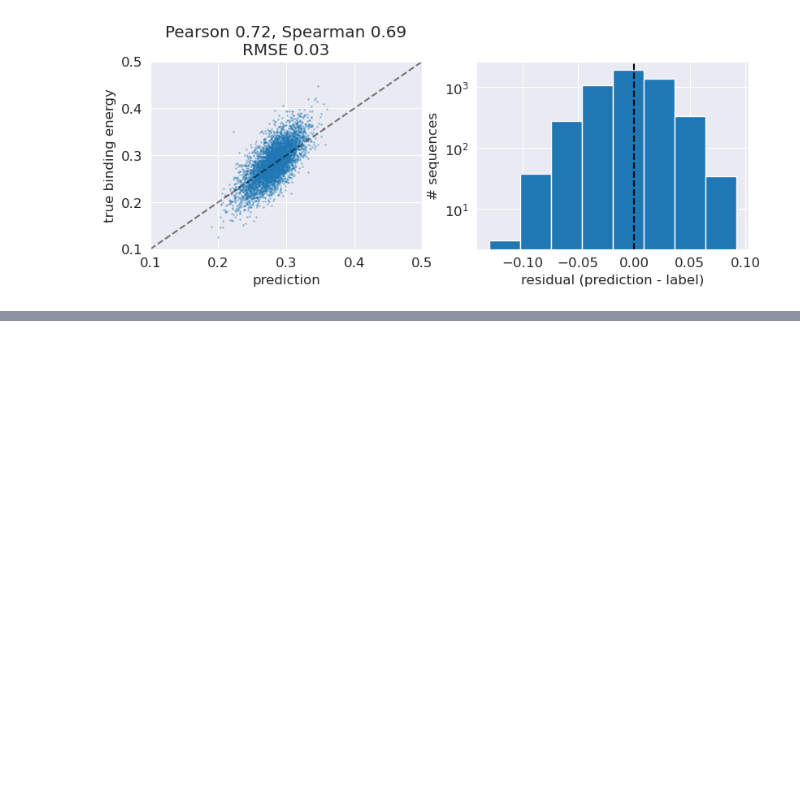
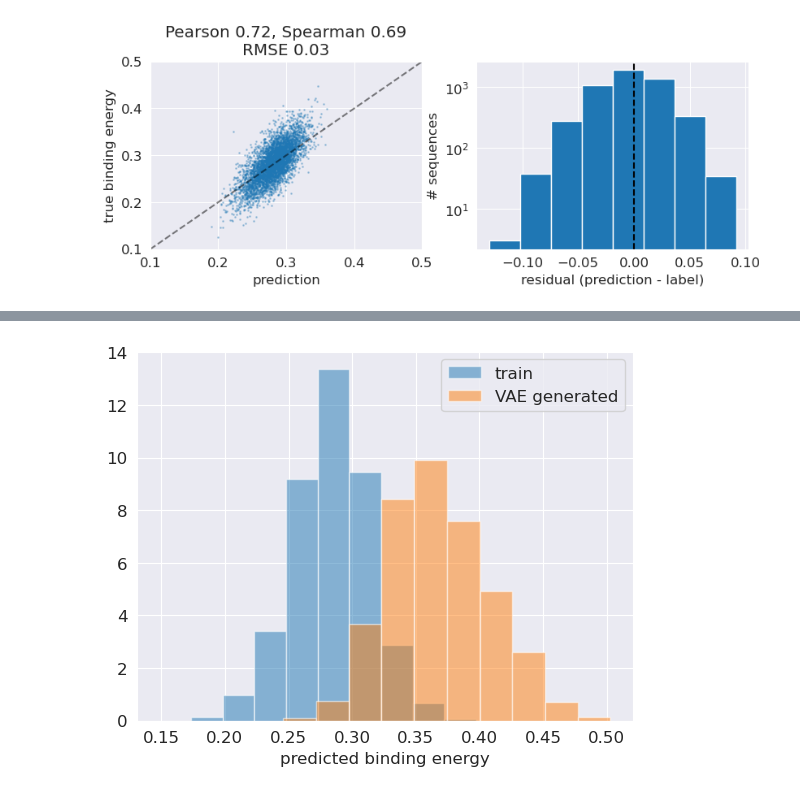
Before and after one commit to clarafy/design-algorithm-selection, a Jupyter notebook: notebooks/rna-031123.ipynb, the cells around one changed output, grey strips where cells are left out. Cells and saved outputs as stored; diff of their text form; code cells hidden in the pictures; blank space fills up the shorter version.

```diff
--- a/notebooks/rna-031123.ipynb
+++ b/notebooks/rna-031123.ipynb
@@ -179,0 +245,14 @@ Epoch 4. Train loss: 0.00. Val loss: 0.00. 1 sec.
+# %%
+n_sample = 1000
+
+genseq_n = vae_model.generate(n_sample)
+ygen_n = rnabind.get_fitness(genseq_n)
+predgen_n = model.predict(genseq_n)
+
+plt.figure(figsize=(4, 3))
+plt.hist(predtrain_n, alpha=0.5, density=True, label='train')
+plt.hist(predgen_n, alpha=0.5, density=True, label='VAE generated')
+plt.legend();
+plt.xlabel('predicted binding energy');
+# %% [output]
+[figure, added]
```
Also changed, not shown: parts of 5 cells of this notebook, 2 other files.
